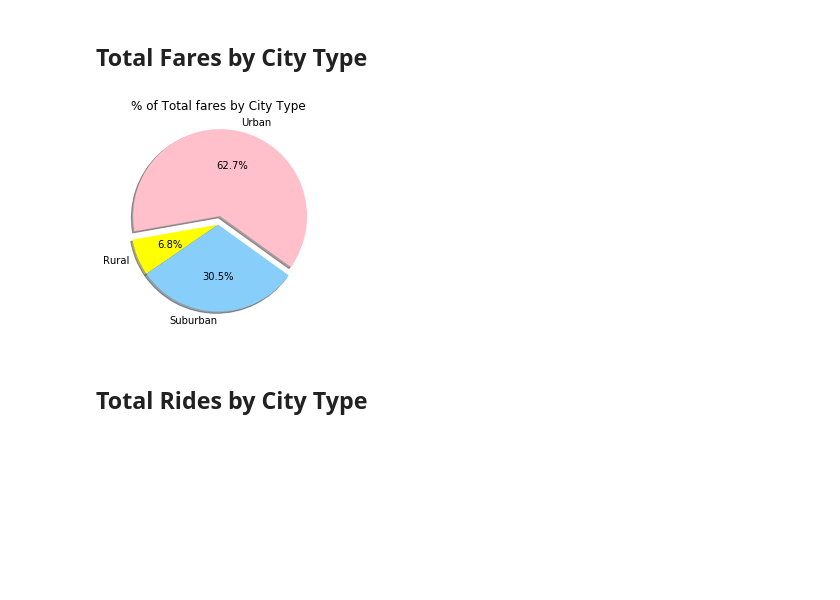
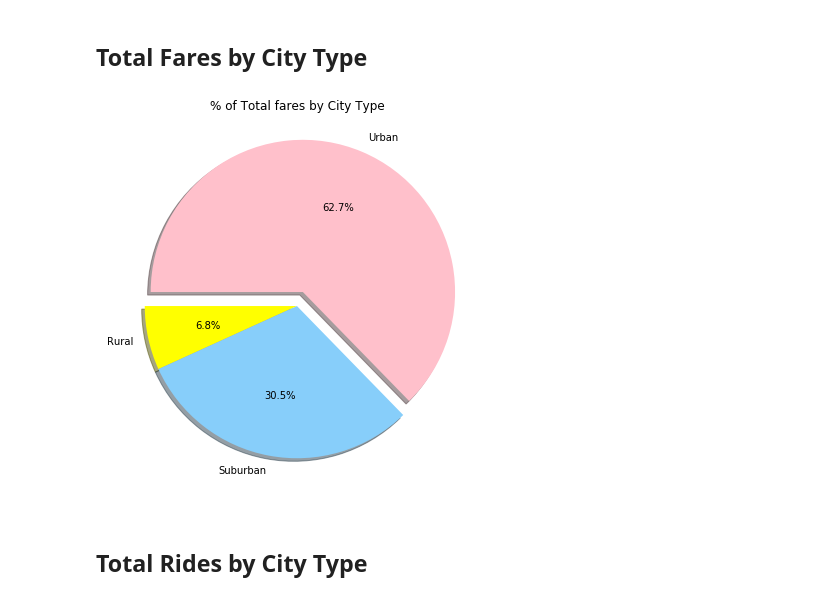
Before and after one commit to nagaraj9b/Matplotlib, a Jupyter notebook: pyber_starter.ipynb, the cells around one changed output. Cells and saved outputs as stored; diff of their text form; code cells hidden in the pictures; blank space fills up the shorter version.

```diff
--- a/pyber_starter.ipynb
+++ b/pyber_starter.ipynb
@@ -165,38 +107,37 @@ cityridegpbyf.head()
 
 Percentfare = cityridegpbyf/Faresum * 100
 
 Percentfare["fare"]= Percentfare["fare"].map("{:.1f}".format)
 
 Percentfare.head()
 
 
 
 
-
-
 # Build Pie Chart
 
 colors = ["yellow", "lightskyblue", "pink"]
 
 labels = ["Rural","Suburban","Urban"]
 
 explode = ( 0, 0,0.1 )
 
 # Build Pie Chart
 
 plt.pie(Percentfare["fare"], explode=explode, labels=labels, colors=colors,
-        autopct="%1.1f%%", shadow=True, startangle=190)
+        autopct="%1.1f%%", shadow=True, startangle=180)
 
 plt.title("% of Total fares by City Type")
 
-
+fig = plt.gcf()
+fig.set_size_inches(7,7)
 
 
 # Save Figure
 
 plt.savefig("../Images/TotalFaresbyCityType.png")
 # %% [output]
-[figure, old version]
+[figure, new version]
 # %%
 # Show Figure
 plt.show()
```
Also changed, not shown: parts of 5 cells of this notebook.
